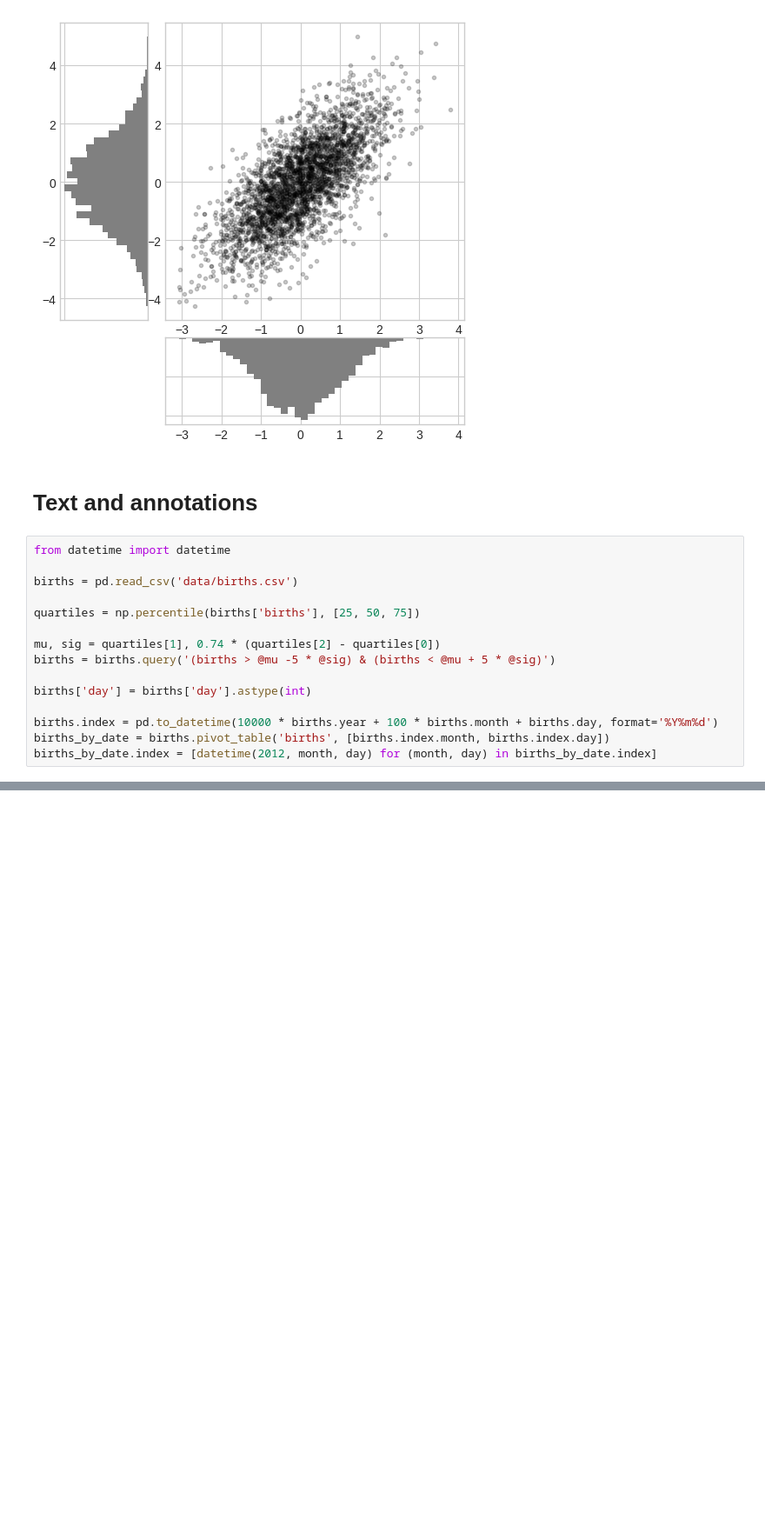
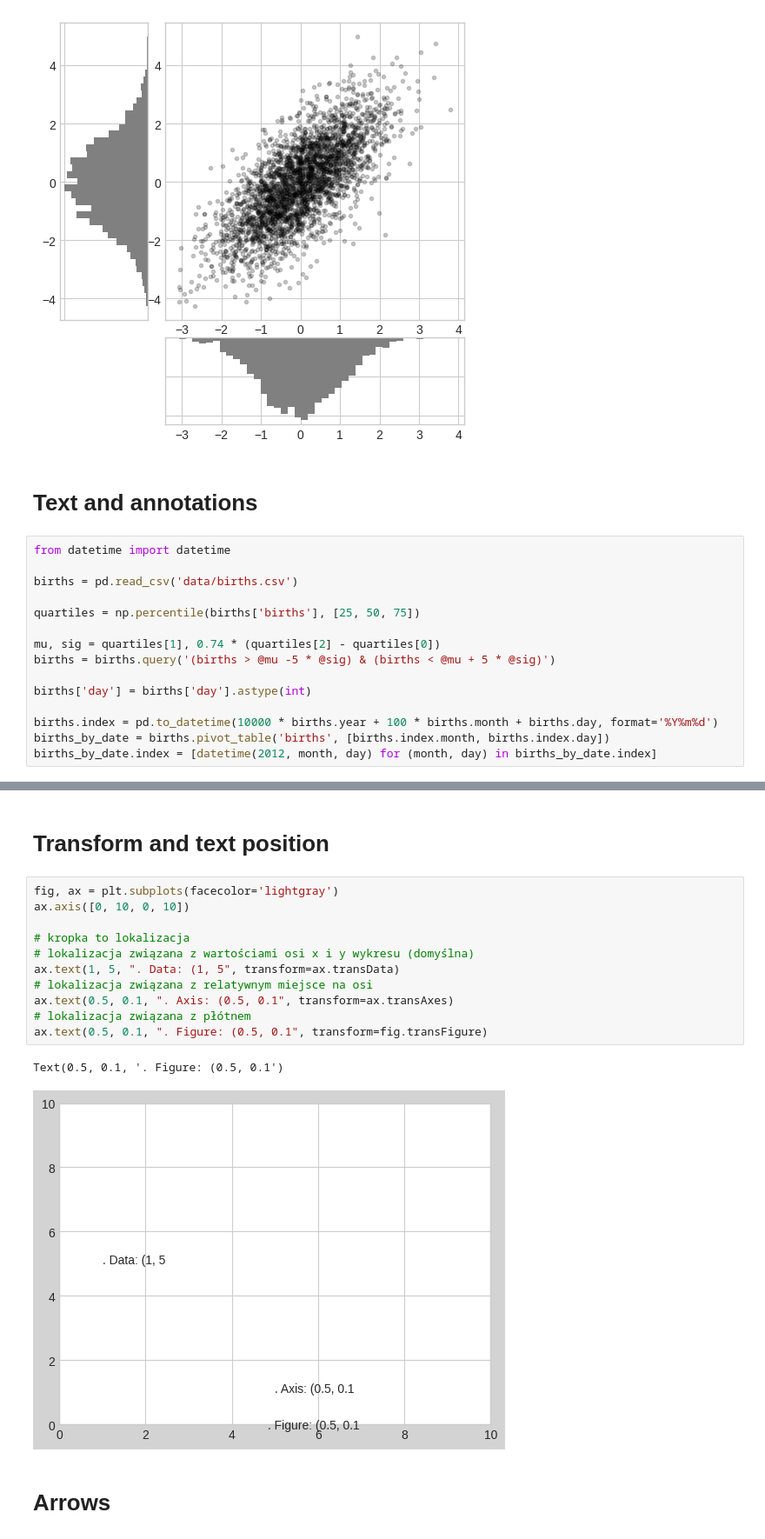
Before and after one commit to SlawCzech/matplot_exercises, a Jupyter notebook: matplot_basic.ipynb, the cells around one changed output, grey strips where cells are left out. Shown: that part at 87% size. Drawn from its saved outputs; the diff is of its cells as text; blank space fills up the shorter version.

Commit message:
transform

```diff
--- a/matplot_basic.ipynb
+++ b/matplot_basic.ipynb
@@ -381,0 +382,18 @@ ax.xaxis.set_minor_formatter(mpl.dates.DateFormatter('%h'))
+# %% [markdown]
+# Transform and text position
+# %%
+fig, ax = plt.subplots(facecolor='lightgray')
+ax.axis([0, 10, 0, 10])
+
+# kropka to lokalizacja
+# lokalizacja związana z wartościami osi x i y wykresu (domyślna)
+ax.text(1, 5, ". Data: (1, 5", transform=ax.transData)
+# lokalizacja związana z relatywnym miejsce na osi
+ax.text(0.5, 0.1, ". Axis: (0.5, 0.1", transform=ax.transAxes)
+# lokalizacja związana z płótnem
+ax.text(0.5, 0.1, ". Figure: (0.5, 0.1", transform=fig.transFigure)
+# %% [output]
+Text(0.5, 0.1, '. Figure: (0.5, 0.1')
+[figure, added]
+# %% [markdown]
+# Arrows
```
Also changed, not shown: parts of 1 cell of this notebook.
